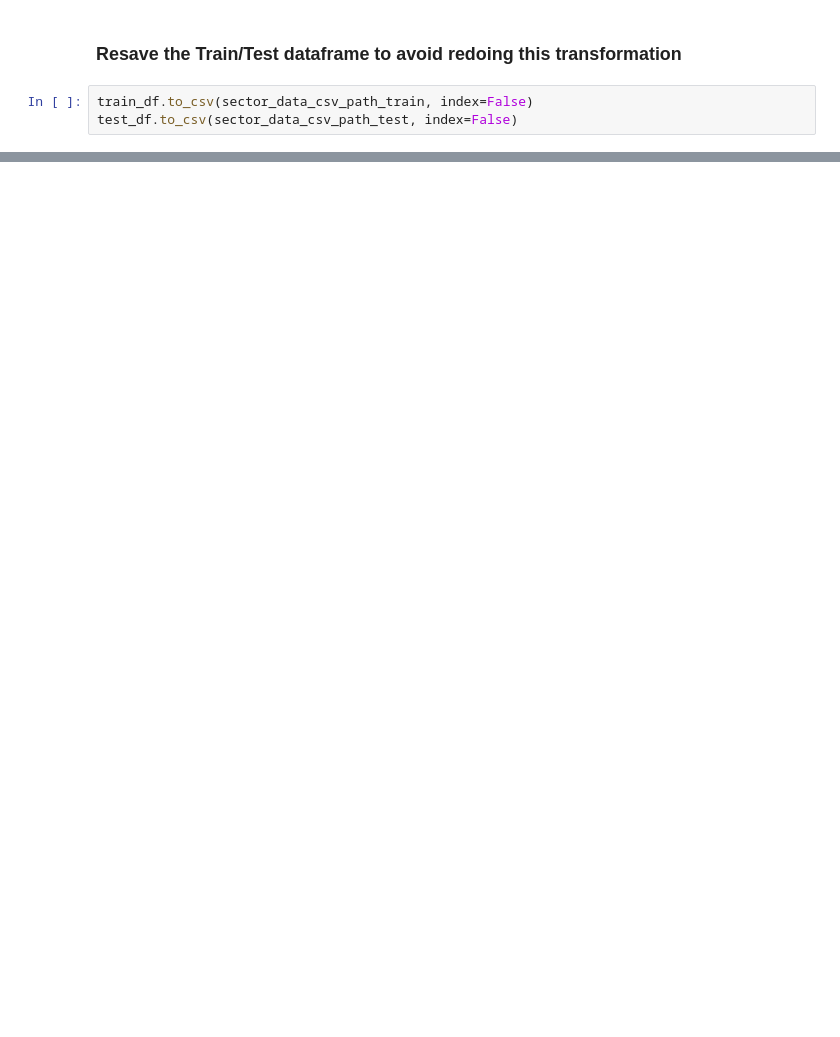
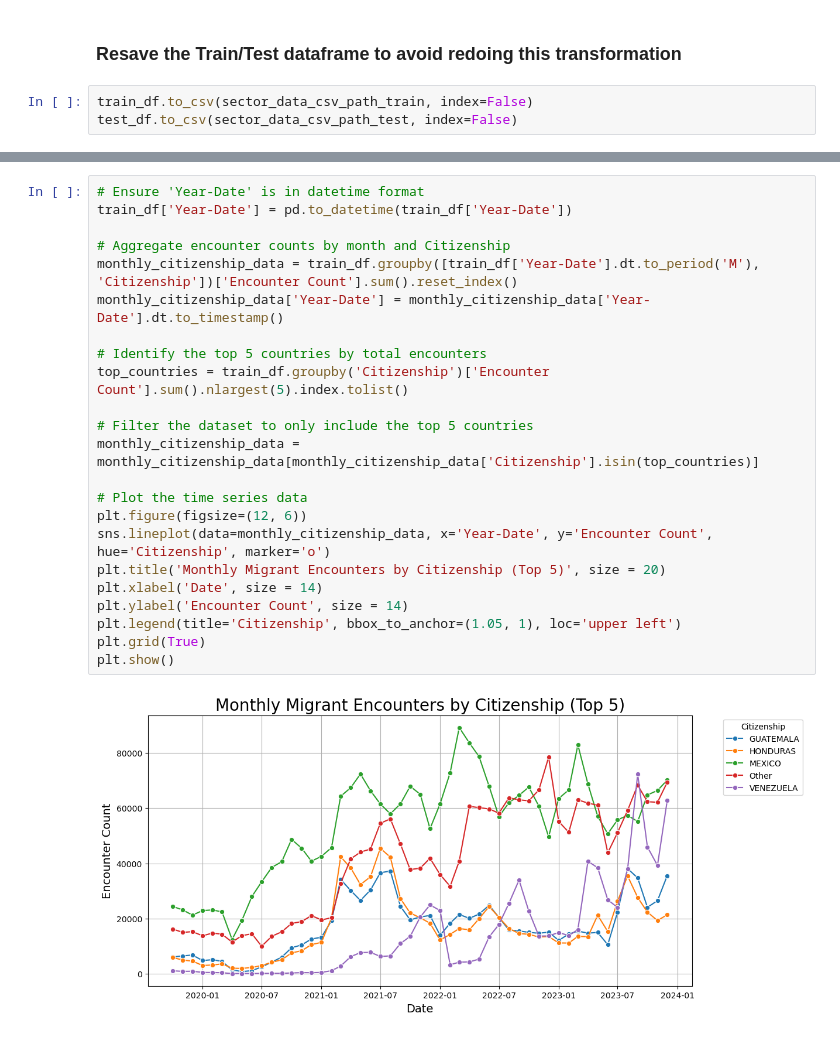
Before and after one commit to alanklin/AA-Capstone, a Jupyter notebook: Code/Notebooks/week3_eda.ipynb, the cells around one changed output, grey strips where cells are left out. Drawn from its saved outputs; the diff is of its cells as text; blank space fills up the shorter version.

```diff
--- a/Code/Notebooks/week3_eda.ipynb
+++ b/Code/Notebooks/week3_eda.ipynb
@@ -109,0 +228,25 @@ test_df.to_csv(sector_data_csv_path_test, index=False)
+# %%
+# Ensure 'Year-Date' is in datetime format
+train_df['Year-Date'] = pd.to_datetime(train_df['Year-Date'])
+
+# Aggregate encounter counts by month and Citizenship
+monthly_citizenship_data = train_df.groupby([train_df['Year-Date'].dt.to_period('M'), 'Citizenship'])['Encounter Count'].sum().reset_index()
+monthly_citizenship_data['Year-Date'] = monthly_citizenship_data['Year-Date'].dt.to_timestamp()
+
+# Identify the top 5 countries by total encounters
+top_countries = train_df.groupby('Citizenship')['Encounter Count'].sum().nlargest(5).index.tolist()
+
+# Filter the dataset to only include the top 5 countries
+monthly_citizenship_data = monthly_citizenship_data[monthly_citizenship_data['Citizenship'].isin(top_countries)]
+
+# Plot the time series data
+plt.figure(figsize=(12, 6))
+sns.lineplot(data=monthly_citizenship_data, x='Year-Date', y='Encounter Count', hue='Citizenship', marker='o')
+plt.title('Monthly Migrant Encounters by Citizenship (Top 5)', size = 20)
+plt.xlabel('Date', size = 14)
+plt.ylabel('Encounter Count', size = 14)
+plt.legend(title='Citizenship', bbox_to_anchor=(1.05, 1), loc='upper left')
+plt.grid(True)
+plt.show()
+# %% [output]
+[figure, added]
```
Also changed, not shown: parts of 13 cells of this notebook.
